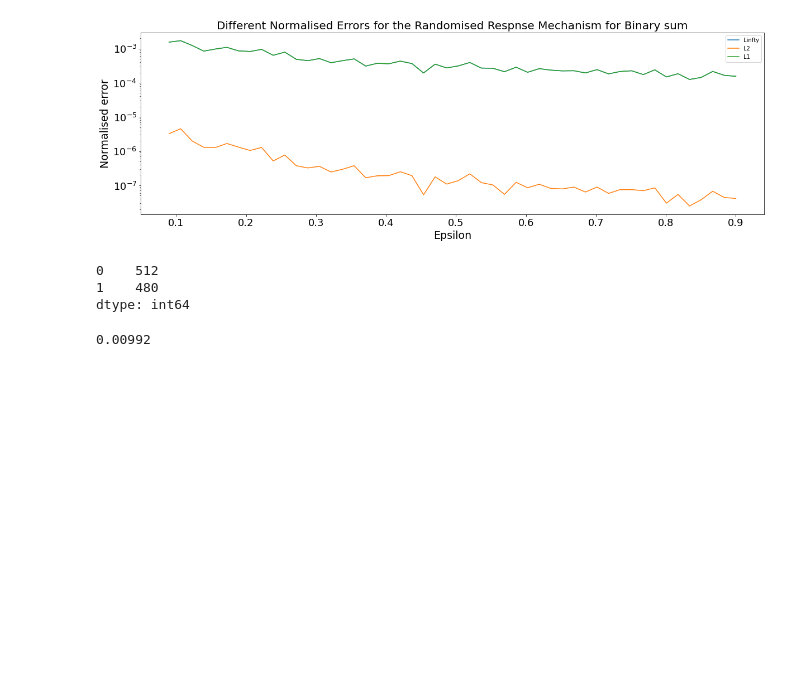
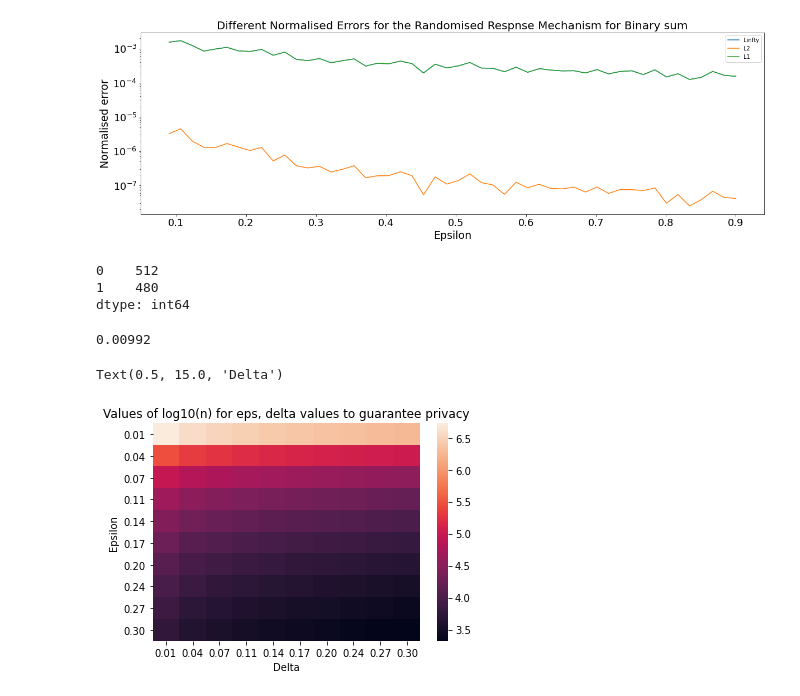
Before and after one commit to abiswas3/differentialprivacy, a Jupyter notebook: PrivateMeanEstimation/code/The Binary Sum problem.ipynb, the cells around one changed output. Cells and saved outputs as stored; diff of their text form; code cells hidden in the pictures; blank space fills up the shorter version.

```diff
--- a/PrivateMeanEstimation/code/The Binary Sum problem.ipynb
+++ b/PrivateMeanEstimation/code/The Binary Sum problem.ipynb
@@ -371,0 +375,22 @@ dtype: int64
+# %%
+def minimum_value_of_n(epsilon, delta):
+
+    return (100/epsilon**2)*np.log(2/delta)
+# %%
+epsilons = np.linspace(0.01, 0.3, 10)
+deltas = np.linspace(0.01, 0.3, 10)
+chart = np.zeros((len(epsilons), len(deltas)))
+for i, epsilon in enumerate(epsilons):
+    for j, delta in enumerate(deltas):
+        chart[i,j] = np.log10(minimum_value_of_n(epsilon, delta))
+
+i_eps = ["{:.2f}".format(i) for i in epsilons]
+i_deltas = ["{:.2f}".format(i) for i in deltas]
+df = pd.DataFrame(chart, index=i_eps, columns=i_deltas)
+ax = sns.heatmap(df, annot=False)
+ax.set_title('Values of log10(n) for eps, delta values to guarantee privacy')
+ax.set_ylabel('Epsilon')
+ax.set_xlabel('Delta')
+# %% [output]
+Text(0.5, 15.0, 'Delta')
+[figure, added]
```
Also changed, not shown: parts of 5 cells of this notebook, 10 other files.
